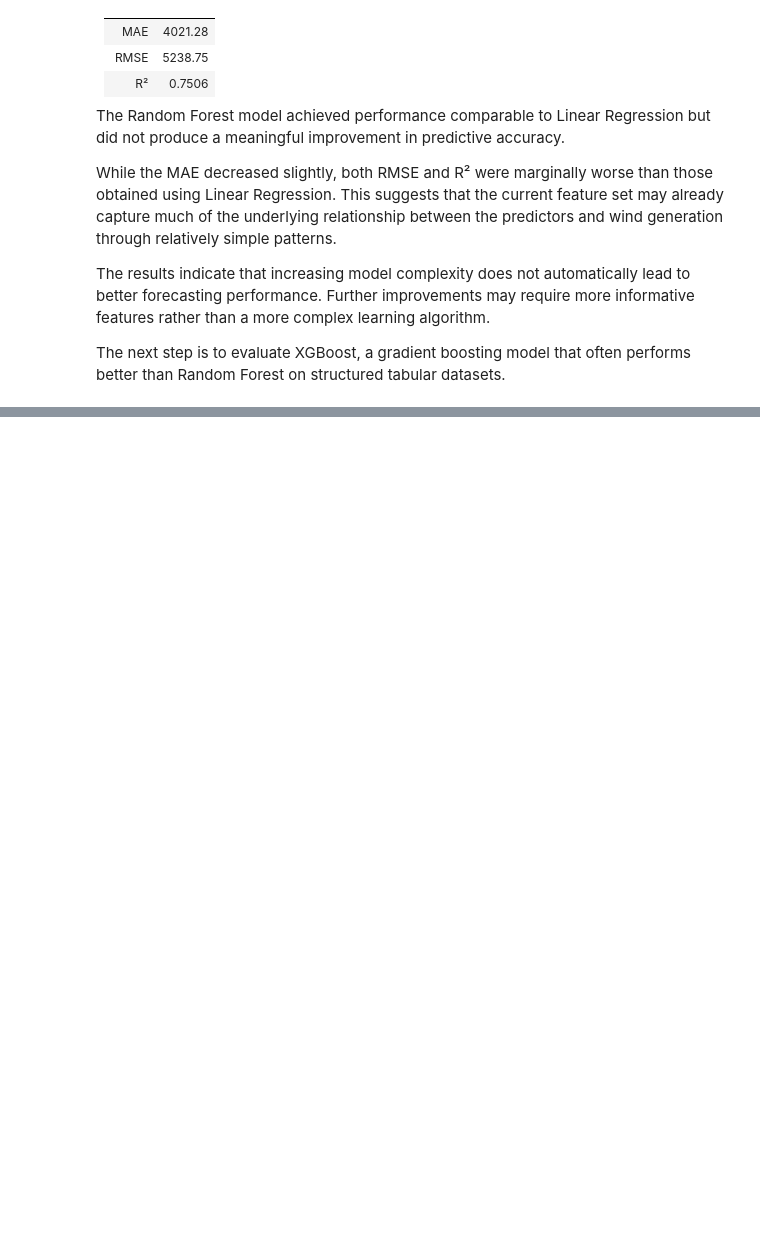
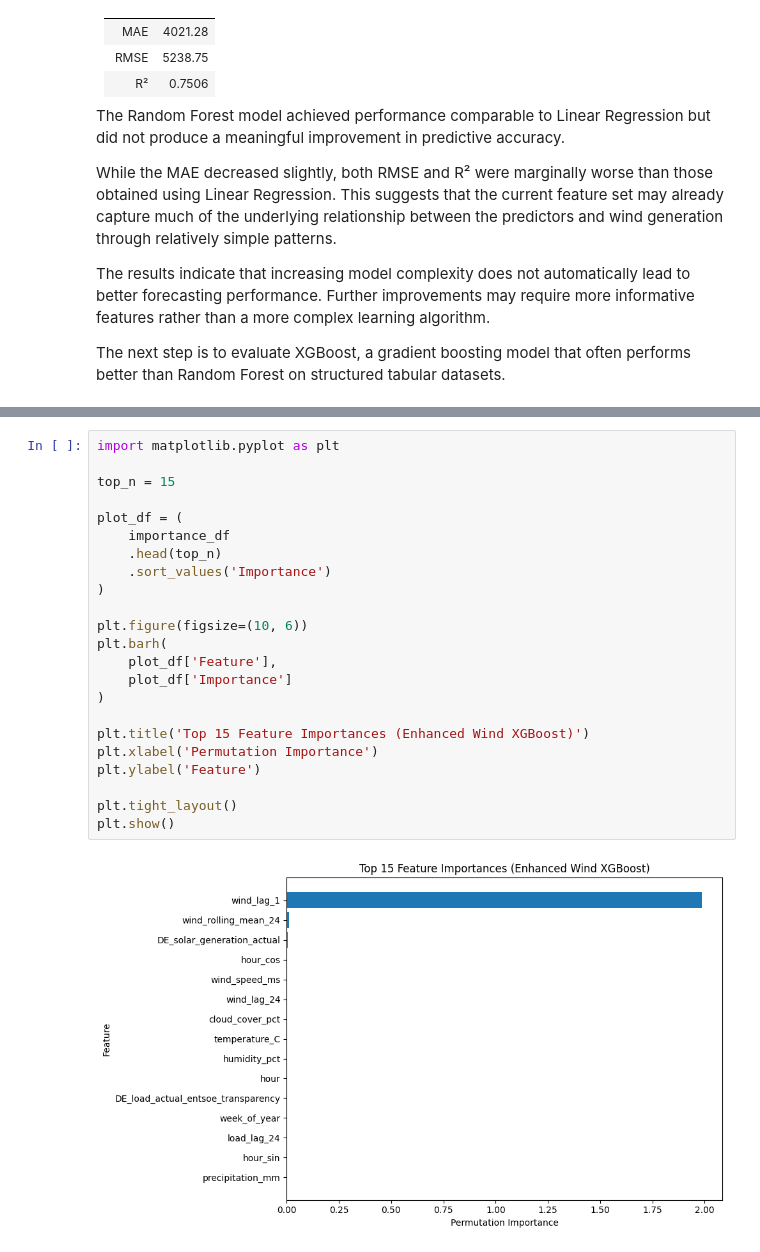
Before and after one commit to Kendivoen/energy-analytics-platform, a Jupyter notebook: notebooks/08_wind_generation_forecasting.ipynb, the cells around one changed output, grey strips where cells are left out. Cells and saved outputs as stored; diff of their text form; blank space fills up the shorter version.

Commit message:
Complete wind forecasting pipeline with lag feature engineering and organize model artifacts

```diff
--- a/notebooks/08_wind_generation_forecasting.ipynb
+++ b/notebooks/08_wind_generation_forecasting.ipynb
@@ -223,0 +637,25 @@ The next step is to evaluate XGBoost, a gradient boosting model that often perfo
+# %%
+import matplotlib.pyplot as plt
+
+top_n = 15
+
+plot_df = (
+    importance_df
+    .head(top_n)
+    .sort_values('Importance')
+)
+
+plt.figure(figsize=(10, 6))
+plt.barh(
+    plot_df['Feature'],
+    plot_df['Importance']
+)
+
+plt.title('Top 15 Feature Importances (Enhanced Wind XGBoost)')
+plt.xlabel('Permutation Importance')
+plt.ylabel('Feature')
+
+plt.tight_layout()
+plt.show()
+# %% [output]
+[figure, added]
```
Also changed, not shown: parts of 32 cells of this notebook, 6 other files.
